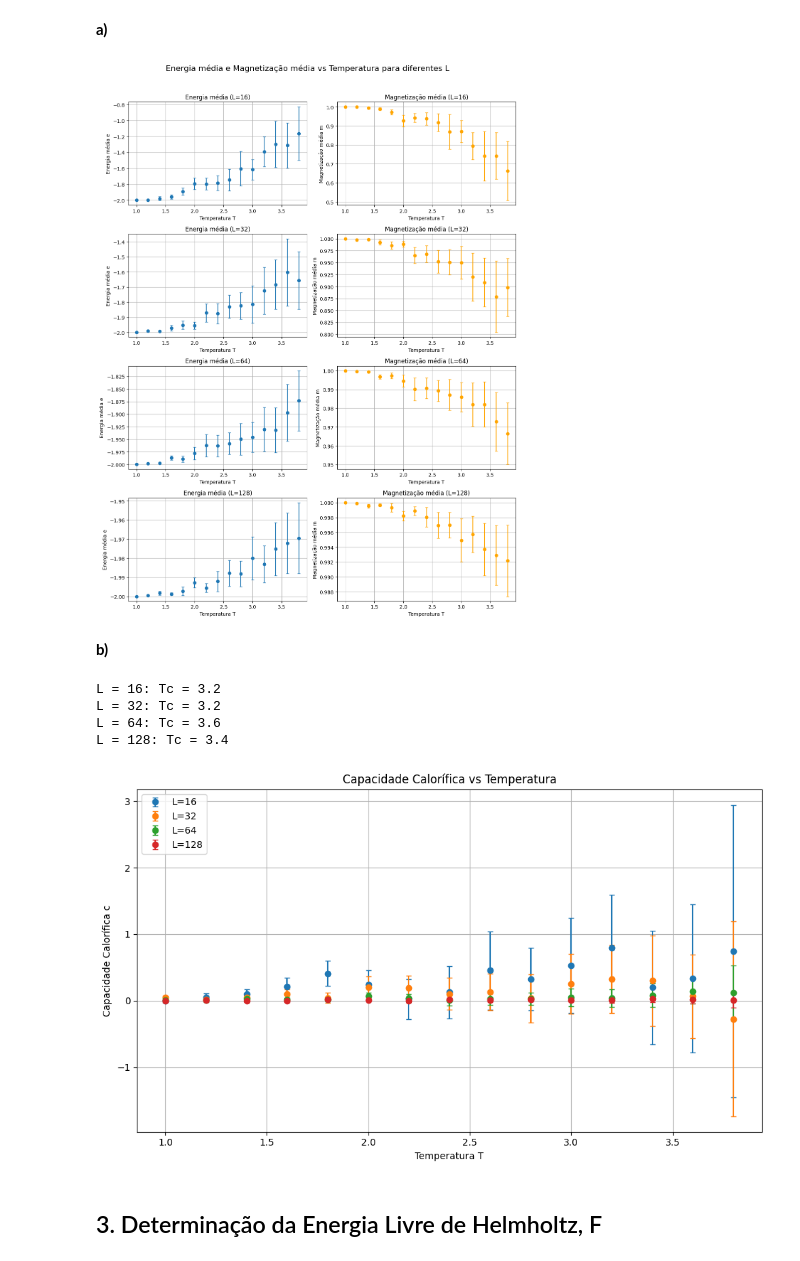
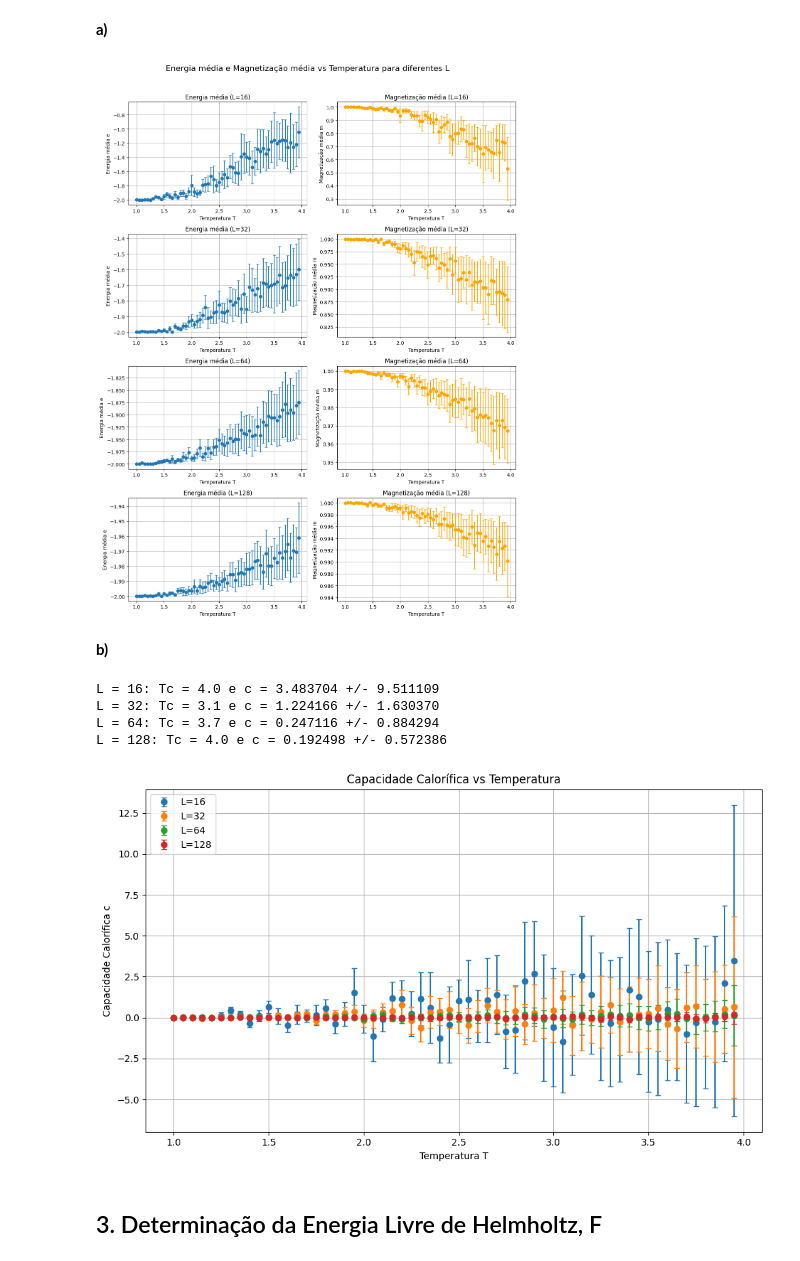
Before and after one commit to RafaelFernandesIST/FC_Grupo22, a Jupyter notebook: Projeto_1/projeto_1.ipynb, the cells around one changed output. Cells and saved outputs as stored; diff of their text form; code cells hidden in the pictures.

```diff
--- a/Projeto_1/projeto_1.ipynb
+++ b/Projeto_1/projeto_1.ipynb
@@ -186,7 +186,7 @@ L = 128, T =   4 --> ef = -1.00880, tau = 14626.18
 # %% [markdown]
 **a)**
 # %%
-h = 0.2
+h = 0.05
 T_values = np.arange(1, 4, h)
 N_measurements = 1000
 
@@ -232,7 +232,7 @@ for i, L in enumerate(L_array):
 plt.tight_layout(rect=[0, 0, 1, 0.96])
 plt.show()
 # %% [output]
-[figure, old version]
+[figure, new version]
 # %% [markdown]
 **b)**
 # %%
@@ -247,38 +247,39 @@ def discrete_derivative_for_data(T, Y, Y_err):
         dY_values.append((Y[i+1]-Y[i-1])/(T[i+1]-T[i-1]))
         Err_values.append(np.sqrt(Y_err[i-1]*Y_err[i-1] + Y_err[i+1]*Y_err[i+1])/(T[i+1]-T[i-1]))
     dY_values.append((Y[-1]-Y[-2])/(T[-1]-T[-2]))
     Err_values.append(np.sqrt(Y_err[-1]*Y_err[-1] + Y_err[-2]*Y_err[-2])/(T[-1]-T[-2]))
     return dY_values, Err_values
 
 for L in L_array:
     c_values, c_error = discrete_derivative_for_data(results[L]['T'], results[L]['e_mean'], results[L]['e_std'])
     heat_capacities[L]['T'] = results[L]['T']
     heat_capacities[L]['c'] = c_values
     heat_capacities[L]['c_err'] = c_error
     idx_max = np.argmax(heat_capacities[L]['c'])
     Tc = heat_capacities[L]['T'][idx_max]
-    print(f"L = {L}: Tc = {Tc:.1f}")
+    c, Error = heat_capacities[L]['c'][idx_max], heat_capacities[L]['c_err'][idx_max]
+    print(f"L = {L}: Tc = {Tc:.1f} e c = {c:.6f} +/- {Error:.6f}")
 
 
 # Plot da capacidade calorífica em função de T, com barras de erro
 
 plt.figure(figsize=(10, 6))
 
 for L in L_array:
     plt.errorbar(heat_capacities[L]['T'], heat_capacities[L]['c'], yerr=heat_capacities[L]['c_err'], fmt='o', capsize=3, label=f'L={L}')
 
 plt.xlabel('Temperatura T')
 plt.ylabel('Capacidade Calorífica c')
 plt.title('Capacidade Calorífica vs Temperatura')
 plt.grid(True)
 plt.legend()
 plt.tight_layout()
 plt.show()
 # %% [output]
-L = 16: Tc = 3.2
-L = 32: Tc = 3.2
-L = 64: Tc = 3.6
-L = 128: Tc = 3.4
+L = 16: Tc = 4.0 e c = 3.483704 +/- 9.511109
+L = 32: Tc = 3.1 e c = 1.224166 +/- 1.630370
+L = 64: Tc = 3.7 e c = 0.247116 +/- 0.884294
+L = 128: Tc = 4.0 e c = 0.192498 +/- 0.572386
-[figure, old version]
+[figure, new version]
 # %% [markdown]
 ## 3. Determinação da Energia Livre de Helmholtz, F
```
Also changed, not shown: parts of 2 cells of this notebook.
